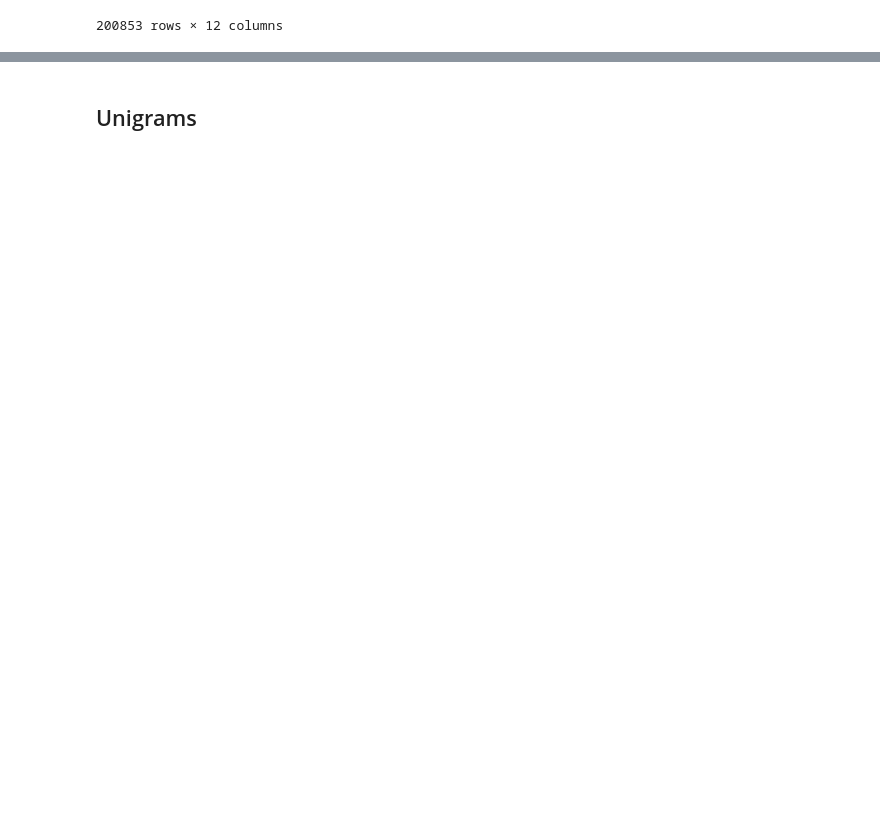
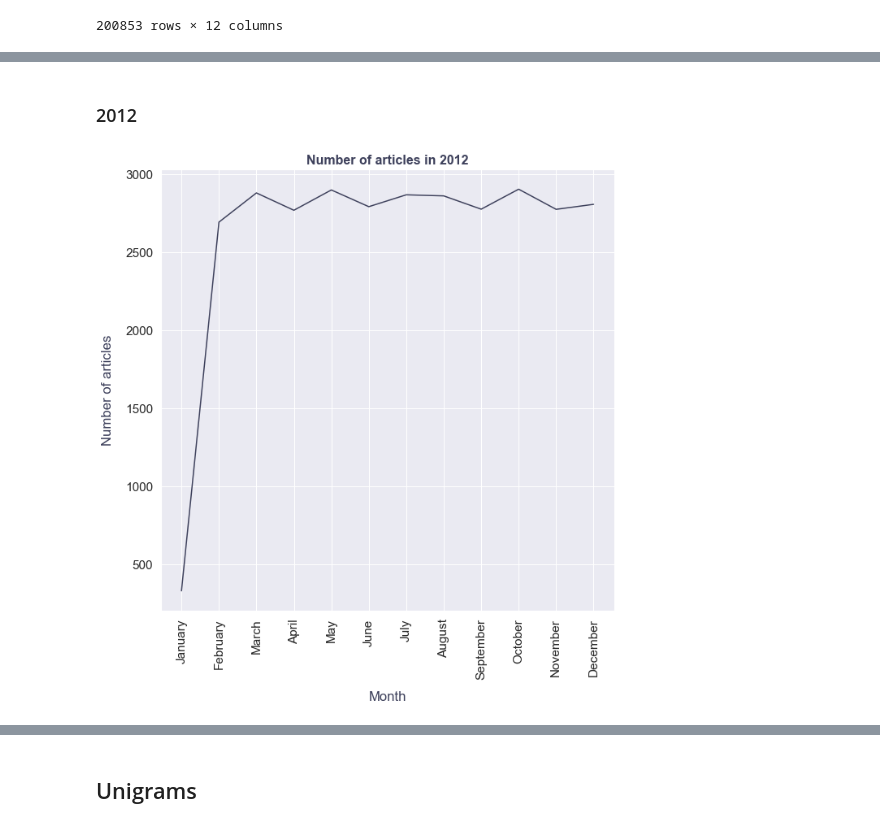
Before and after one commit to github-prathma/News-ClassificationAnalysis, a Jupyter notebook: Data_Analysis.ipynb, the cells around one changed output, grey strips where cells are left out. Cells and saved outputs as stored; diff of their text form; code cells hidden in the pictures; blank space fills up the shorter version.

```diff
--- a/Data_Analysis.ipynb
+++ b/Data_Analysis.ipynb
@@ -62,0 +144,2 @@ cmap = LinearSegmentedColormap.from_list("colors", colors)
+# %%
+df['month'] = df['created_on'].apply(lambda x: x.strftime('%B'))
@@ -62,0 +179,19 @@ cmap = LinearSegmentedColormap.from_list("colors", colors)
+# %%
+months = ["January", "February", "March", "April", "May", "June", \
+          "July", "August", "September", "October", "November", "December"]
+df['month'] = pd.Categorical(df['month'], categories=months, ordered=True)
+# %%
+df.sort_values(by='month', inplace=True)
+# %% [markdown]
+### 2012
+# %%
+sns.set(font_scale=1.4)
+plt.figure(figsize=(10,10))
+plt.plot(df[df.year == '2012'].groupby(['month'])['month'].count(), color="#3D405B")
+plt.title('Number of articles in 2012', fontweight='bold', fontsize=16, color="#3D405B")
+plt.ylabel('Number of articles', labelpad=14, color="#3D405B")
+plt.xlabel('Month', labelpad=14, color="#3D405B")
+plt.xticks(rotation=90)
+plt.show()
+# %% [output]
+[figure, added]
```
Also changed, not shown: parts of 38 cells of this notebook.
